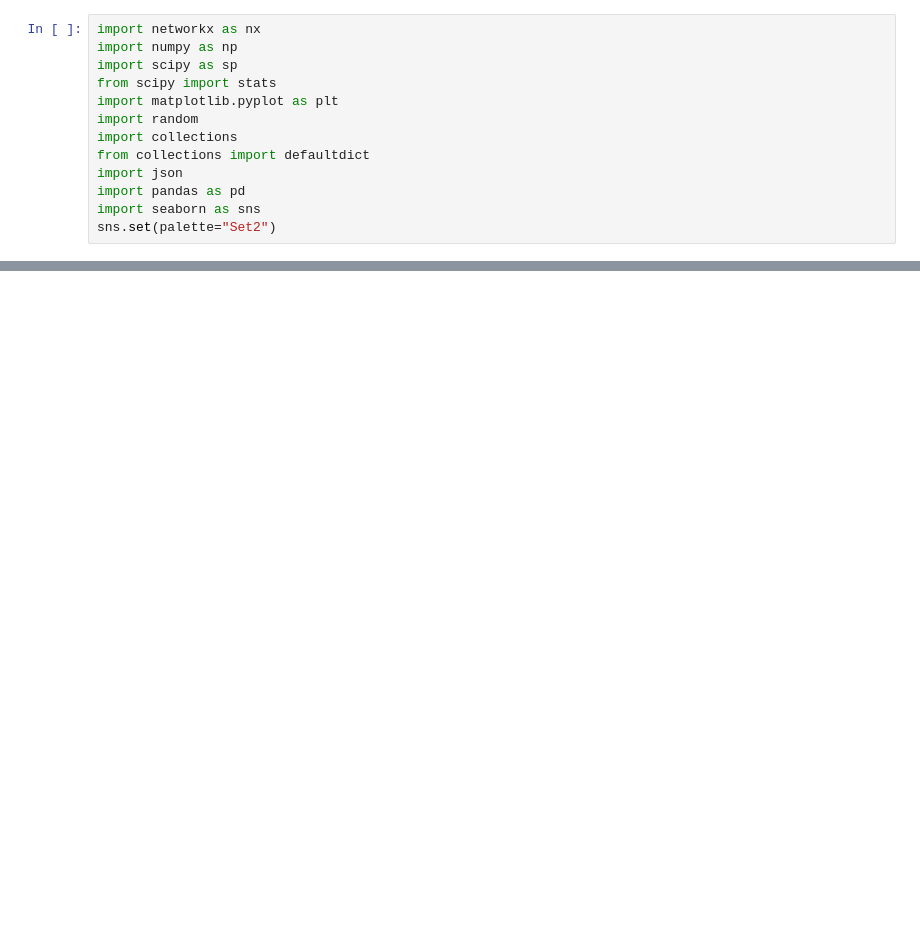
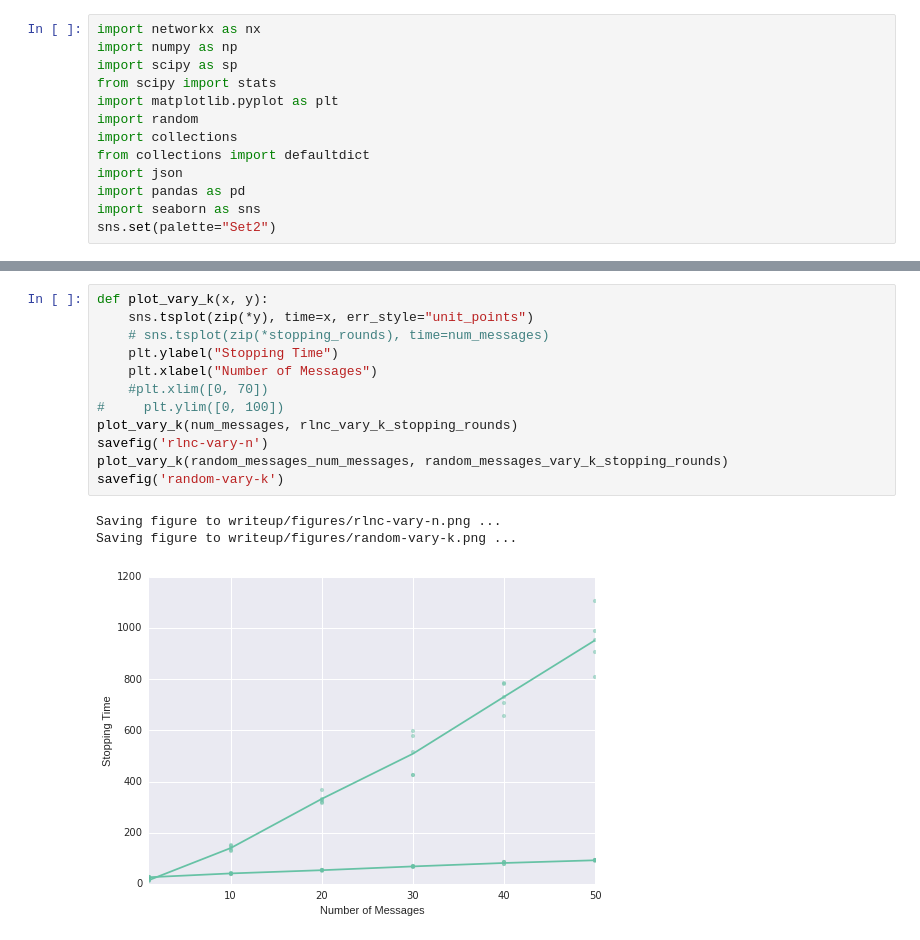
Before and after one commit to newmanne/RLNC-Gossip, a Jupyter notebook: RLNC.ipynb, the cells around one changed output, grey strips where cells are left out. Saved outputs shown, nothing was run; the diff lists cells and outputs as text; blank space fills up the shorter version.

```diff
--- a/RLNC.ipynb
+++ b/RLNC.ipynb
@@ -55,3 +83,19 @@ plt.ylim([0, 100])
+# %%
+def plot_vary_k(x, y):
+    sns.tsplot(zip(*y), time=x, err_style="unit_points")
+    # sns.tsplot(zip(*stopping_rounds), time=num_messages)
+    plt.ylabel("Stopping Time")
+    plt.xlabel("Number of Messages")
+    #plt.xlim([0, 70])
+#     plt.ylim([0, 100])
+plot_vary_k(num_messages, rlnc_vary_k_stopping_rounds)
+savefig('rlnc-vary-n')
+plot_vary_k(random_messages_num_messages, random_messages_vary_k_stopping_rounds)
+savefig('random-vary-k')
+# %% [output]
+Saving figure to writeup/figures/rlnc-vary-n.png ...
+Saving figure to writeup/figures/random-vary-k.png ...
+[figure, added]
 # %%
 for i in range(len(n_stopped)):
     x = range(len(n_stopped[i]))
```
Also changed, not shown: parts of 6 cells of this notebook, 8 other files.
